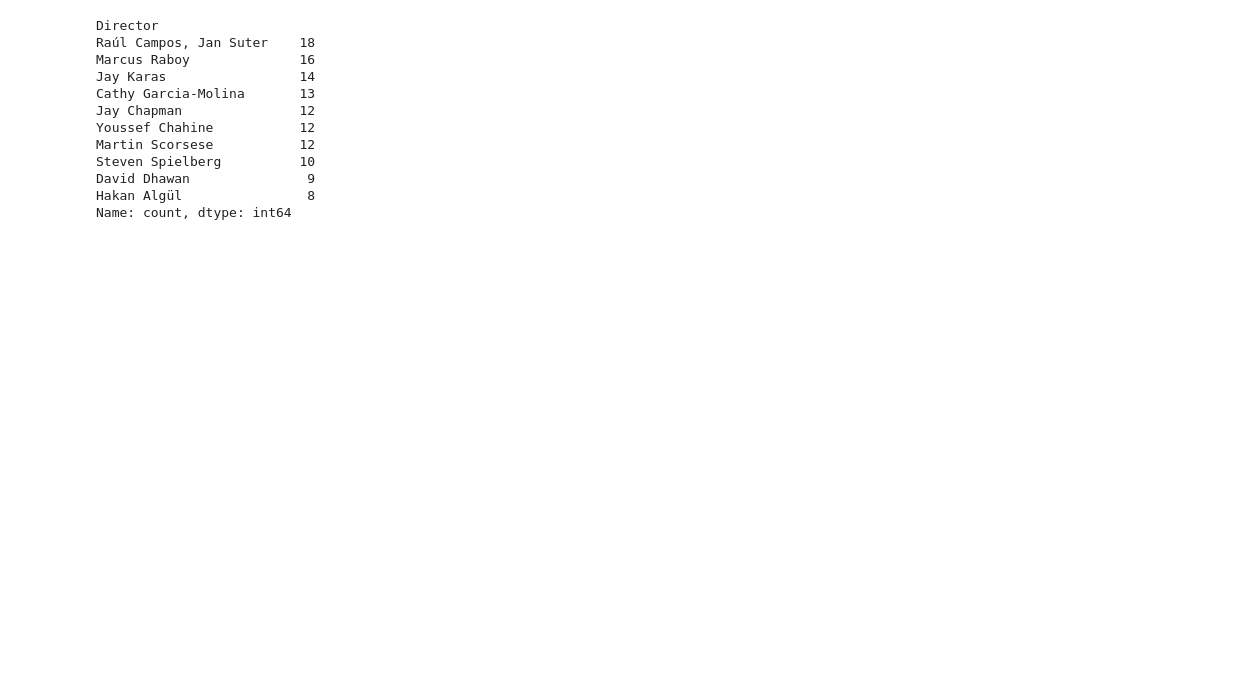
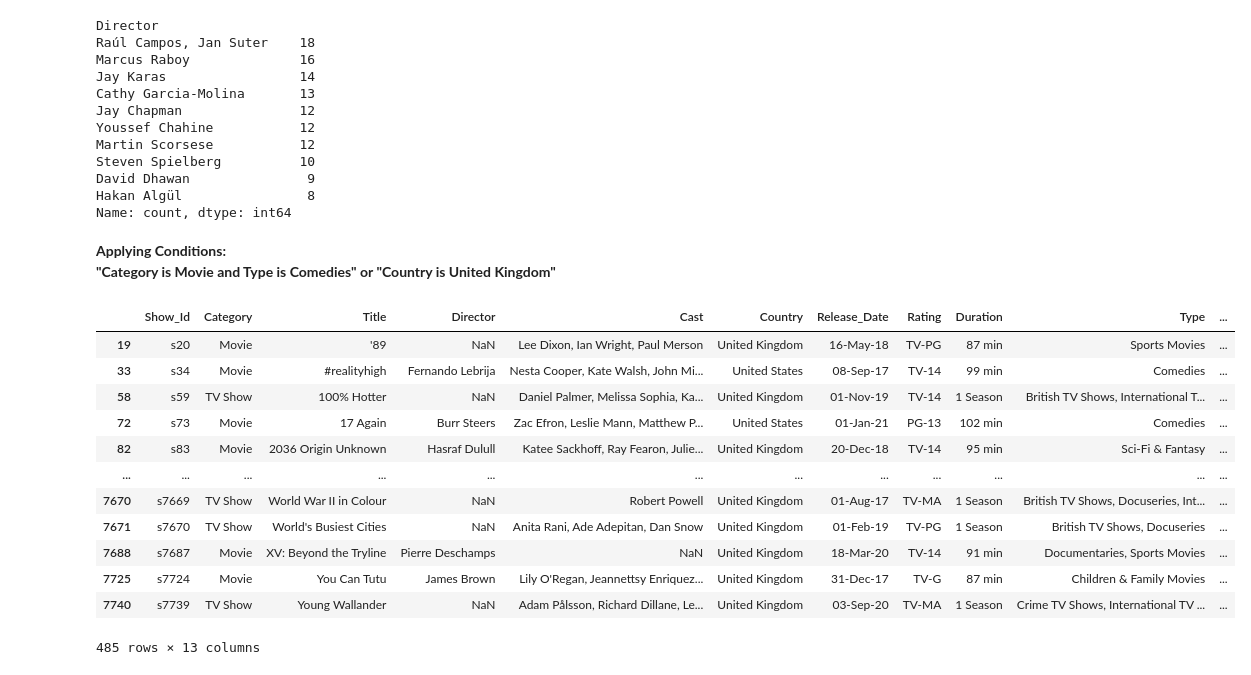
Before and after one commit to MadhavMishra1607/Netflix-Analysis, a Jupyter notebook: Netflix Analysis/Netflix Analysis.ipynb, the cells around one changed output. Saved outputs shown, nothing was run; the diff lists cells and outputs as text; code cells hidden in the pictures; blank space fills up the shorter version.

```diff
--- a/Netflix Analysis/Netflix Analysis.ipynb
+++ b/Netflix Analysis/Netflix Analysis.ipynb
@@ -194,3 +195,22 @@ Steven Spielberg          10
 David Dhawan               9
 Hakan Algül                8
 Name: count, dtype: int64
+# %% [markdown]
+<strong>Applying Conditions:<br>
+"Category is Movie and Type is Comedies" or "Country is United Kingdom"</strong>
+# %%
+data[(data['Category']=='Movie')&(data['Type']=='Comedies')|(data['Country']=='United Kingdom')]
+# %% [output]
+|  | Show_Id | Category | Title | Director | Cast | Country | Release_Date | Rating | Duration | Type | ... |
+| 19 | s20 | Movie | '89 | NaN | Lee Dixon, Ian Wright, Paul Merson | United Kingdom | 16-May-18 | TV-PG | 87 min | Sports Movies | ... |
+| 33 | s34 | Movie | #realityhigh | Fernando Lebrija | Nesta Cooper, Kate Walsh, John Mi... | United States | 08-Sep-17 | TV-14 | 99 min | Comedies | ... |
+| 58 | s59 | TV Show | 100% Hotter | NaN | Daniel Palmer, Melissa Sophia, Ka... | United Kingdom | 01-Nov-19 | TV-14 | 1 Season | British TV Shows, International T... | ... |
+| 72 | s73 | Movie | 17 Again | Burr Steers | Zac Efron, Leslie Mann, Matthew P... | United States | 01-Jan-21 | PG-13 | 102 min | Comedies | ... |
+| 82 | s83 | Movie | 2036 Origin Unknown | Hasraf Dulull | Katee Sackhoff, Ray Fearon, Julie... | United Kingdom | 20-Dec-18 | TV-14 | 95 min | Sci-Fi & Fantasy | ... |
+| ... | ... | ... | ... | ... | ... | ... | ... | ... | ... | ... | ... |
+| 7670 | s7669 | TV Show | World War II in Colour | NaN | Robert Powell | United Kingdom | 01-Aug-17 | TV-MA | 1 Season | British TV Shows, Docuseries, Int... | ... |
+| 7671 | s7670 | TV Show | World's Busiest Cities | NaN | Anita Rani, Ade Adepitan, Dan Snow | United Kingdom | 01-Feb-19 | TV-PG | 1 Season | British TV Shows, Docuseries | ... |
+| 7688 | s7687 | Movie | XV: Beyond the Tryline | Pierre Deschamps | NaN | United Kingdom | 18-Mar-20 | TV-14 | 91 min | Documentaries, Sports Movies | ... |
+| 7725 | s7724 | Movie | You Can Tutu | James Brown | Lily O'Regan, Jeannettsy Enriquez... | United Kingdom | 31-Dec-17 | TV-G | 87 min | Children & Family Movies | ... |
+| 7740 | s7739 | TV Show | Young Wallander | NaN | Adam Pålsson, Richard Dillane, Le... | United Kingdom | 03-Sep-20 | TV-MA | 1 Season | Crime TV Shows, International TV ... | ... |
+485 rows × 13 columns
```
Also changed, not shown: parts of 1 cell of this notebook.
